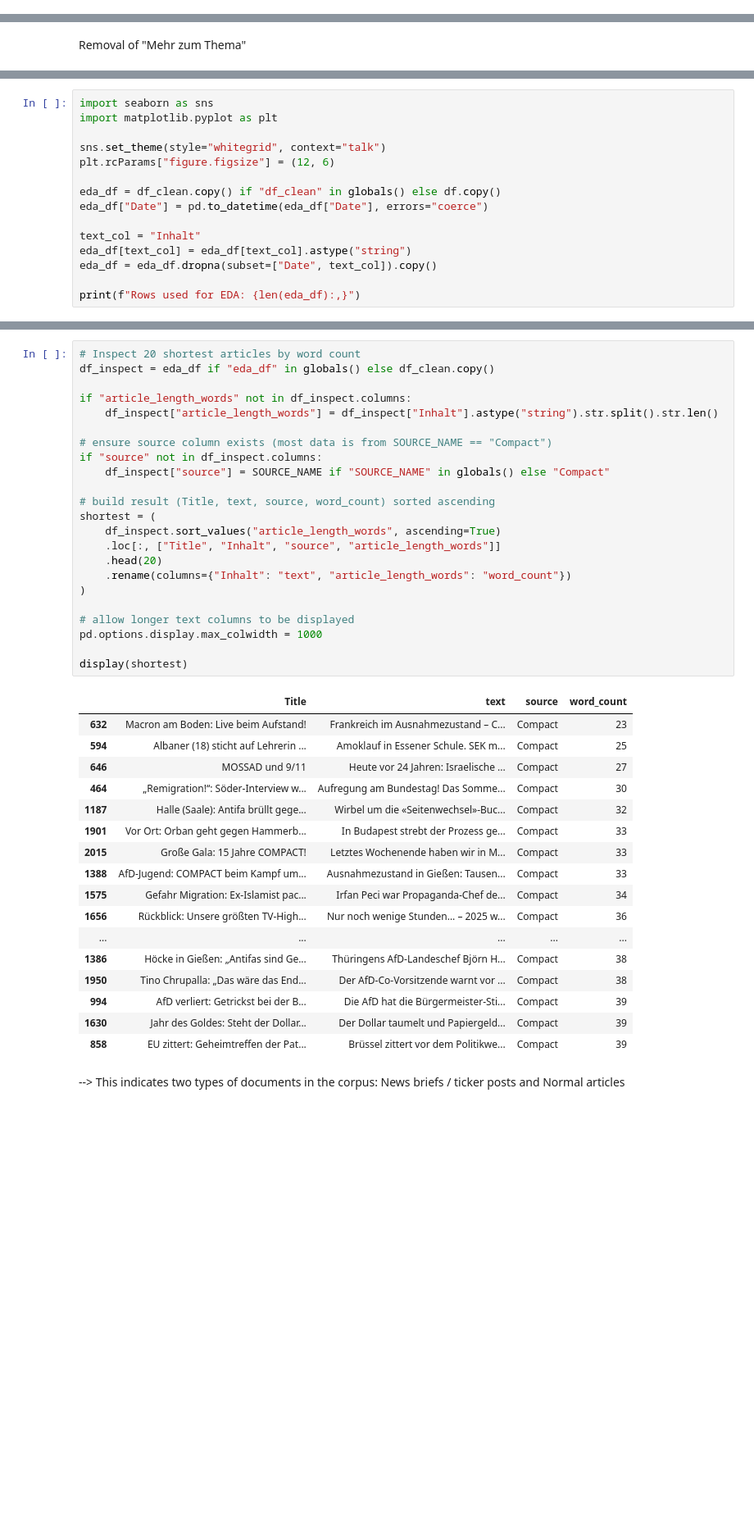
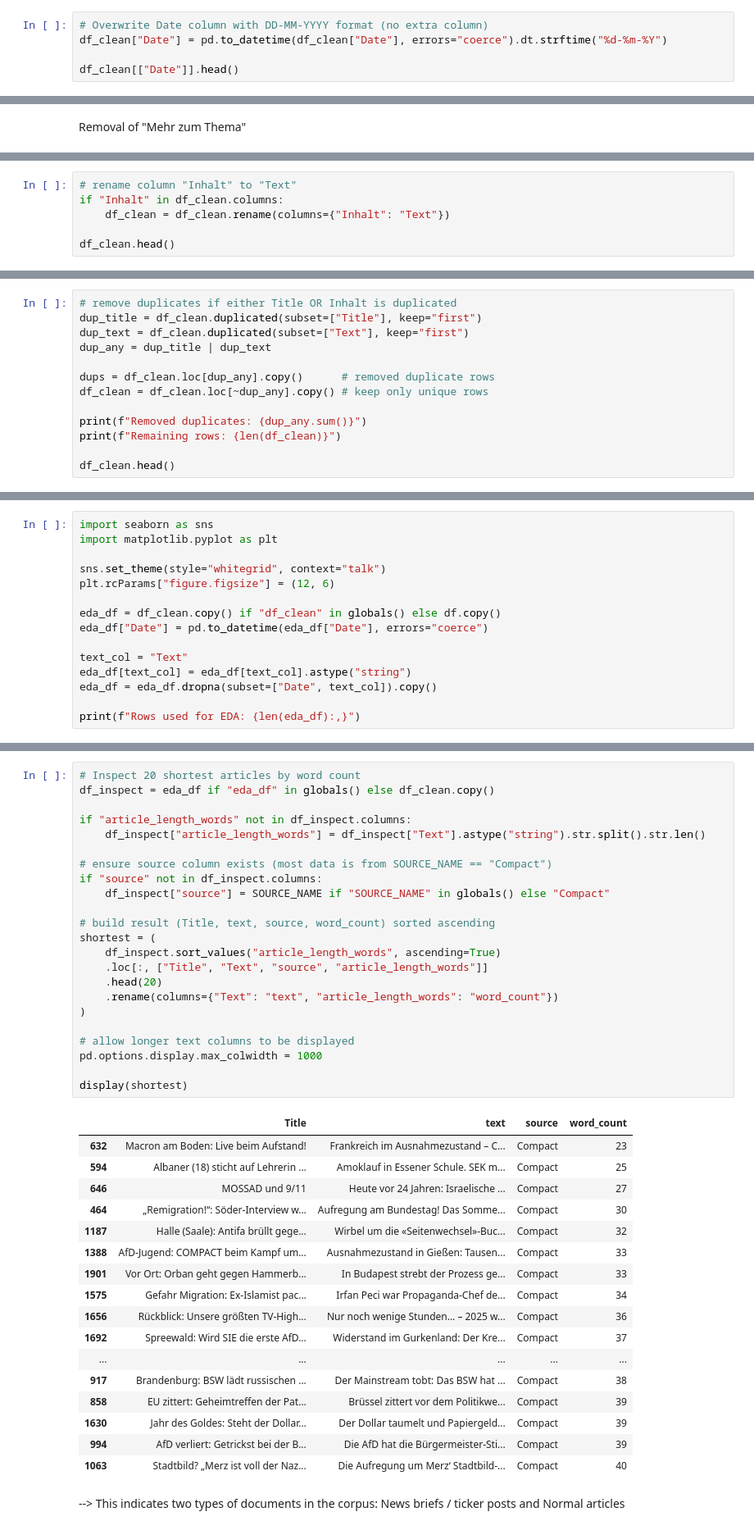
Before and after one commit to mattishaumann/Thesis, a Jupyter notebook: data preprocessing/02_Compact.ipynb, the cells around one changed output, grey strips where cells are left out. Shown at 82% size. Drawn from its saved outputs; the diff is of its cells as text; blank space fills up the shorter version.

```diff
--- a/data preprocessing/02_Compact.ipynb
+++ b/data preprocessing/02_Compact.ipynb
@@ -102,0 +109,5 @@ Rows in selected period: 1614
+# %%
+# Overwrite Date column with DD-MM-YYYY format (no extra column)
+df_clean["Date"] = pd.to_datetime(df_clean["Date"], errors="coerce").dt.strftime("%d-%m-%Y")
+
+df_clean[["Date"]].head()
@@ -170,0 +173,6 @@ Requirement already satisfied: six>=1.5 in /Users/MattisHaumann/Dev/Thesis/.venv
+# %%
+# rename column "Inhalt" to "Text"
+if "Inhalt" in df_clean.columns:
+    df_clean = df_clean.rename(columns={"Inhalt": "Text"})
+
+df_clean.head()
@@ -170,0 +208,13 @@ Requirement already satisfied: six>=1.5 in /Users/MattisHaumann/Dev/Thesis/.venv
+# %%
+# remove duplicates if either Title OR Inhalt is duplicated
+dup_title = df_clean.duplicated(subset=["Title"], keep="first")
+dup_text = df_clean.duplicated(subset=["Text"], keep="first")
+dup_any = dup_title | dup_text
+
+dups = df_clean.loc[dup_any].copy()      # removed duplicate rows
+df_clean = df_clean.loc[~dup_any].copy() # keep only unique rows
+
+print(f"Removed duplicates: {dup_any.sum()}")
+print(f"Remaining rows: {len(df_clean)}")
+
+df_clean.head()
@@ -178,7 +239,7 @@ plt.rcParams["figure.figsize"] = (12, 6)
 eda_df = df_clean.copy() if "df_clean" in globals() else df.copy()
 eda_df["Date"] = pd.to_datetime(eda_df["Date"], errors="coerce")
 
-text_col = "Inhalt"
+text_col = "Text"
 eda_df[text_col] = eda_df[text_col].astype("string")
 eda_df = eda_df.dropna(subset=["Date", text_col]).copy()
 
@@ -234,44 +295,44 @@ plt.show()
 # %%
 # Inspect 20 shortest articles by word count
 df_inspect = eda_df if "eda_df" in globals() else df_clean.copy()
 
 if "article_length_words" not in df_inspect.columns:
-    df_inspect["article_length_words"] = df_inspect["Inhalt"].astype("string").str.split().str.len()
+    df_inspect["article_length_words"] = df_inspect["Text"].astype("string").str.split().str.len()
 
 # ensure source column exists (most data is from SOURCE_NAME == "Compact")
 if "source" not in df_inspect.columns:
     df_inspect["source"] = SOURCE_NAME if "SOURCE_NAME" in globals() else "Compact"
 
 # build result (Title, text, source, word_count) sorted ascending
 shortest = (
     df_inspect.sort_values("article_length_words", ascending=True)
-    .loc[:, ["Title", "Inhalt", "source", "article_length_words"]]
+    .loc[:, ["Title", "Text", "source", "article_length_words"]]
     .head(20)
-    .rename(columns={"Inhalt": "text", "article_length_words": "word_count"})
+    .rename(columns={"Text": "text", "article_length_words": "word_count"})
 )
 
 # allow longer text columns to be displayed
 pd.options.display.max_colwidth = 1000
 
 display(shortest)
 # %% [output]
 |  | Title | text | source | word_count |
 | 632 | Macron am Boden: Live beim Aufstand! | Frankreich im Ausnahmezustand – C... | Compact | 23 |
 | 594 | Albaner (18) sticht auf Lehrerin ... | Amoklauf in Essener Schule. SEK m... | Compact | 25 |
 | 646 | MOSSAD und 9/11 | Heute vor 24 Jahren: Israelische ... | Compact | 27 |
 | 464 | „Remigration!“: Söder-Interview w... | Aufregung am Bundestag! Das Somme... | Compact | 30 |
 | 1187 | Halle (Saale): Antifa brüllt gege... | Wirbel um die «Seitenwechsel»-Buc... | Compact | 32 |
+| 1388 | AfD-Jugend: COMPACT beim Kampf um... | Ausnahmezustand in Gießen: Tausen... | Compact | 33 |
 | 1901 | Vor Ort: Orban geht gegen Hammerb... | In Budapest strebt der Prozess ge... | Compact | 33 |
-| 2015 | Große Gala: 15 Jahre COMPACT! | Letztes Wochenende haben wir in M... | Compact | 33 |
-| 1388 | AfD-Jugend: COMPACT beim Kampf um... | Ausnahmezustand in Gießen: Tausen... | Compact | 33 |
 | 1575 | Gefahr Migration: Ex-Islamist pac... | Irfan Peci war Propaganda-Chef de... | Compact | 34 |
 | 1656 | Rückblick: Unsere größten TV-High... | Nur noch wenige Stunden… – 2025 w... | Compact | 36 |
+| 1692 | Spreewald: Wird SIE die erste AfD... | Widerstand im Gurkenland: Der Kre... | Compact | 37 |
 | ... | ... | ... | ... | ... |
-| 1386 | Höcke in Gießen: „Antifas sind Ge... | Thüringens AfD-Landeschef Björn H... | Compact | 38 |
-| 1950 | Tino Chrupalla: „Das wäre das End... | Der AfD-Co-Vorsitzende warnt vor ... | Compact | 38 |
+| 917 | Brandenburg: BSW lädt russischen ... | Der Mainstream tobt: Das BSW hat ... | Compact | 38 |
+| 858 | EU zittert: Geheimtreffen der Pat... | Brüssel zittert vor dem Politikwe... | Compact | 39 |
+| 1630 | Jahr des Goldes: Steht der Dollar... | Der Dollar taumelt und Papiergeld... | Compact | 39 |
 | 994 | AfD verliert: Getrickst bei der B... | Die AfD hat die Bürgermeister-Sti... | Compact | 39 |
-| 1630 | Jahr des Goldes: Steht der Dollar... | Der Dollar taumelt und Papiergeld... | Compact | 39 |
-| 858 | EU zittert: Geheimtreffen der Pat... | Brüssel zittert vor dem Politikwe... | Compact | 39 |
+| 1063 | Stadtbild? „Merz ist voll der Naz... | Die Aufregung um Merz‘ Stadtbild-... | Compact | 40 |
 # %% [markdown]
 --> This indicates two types of documents in the corpus: News briefs / ticker posts and Normal articles
 # %%
```
Also changed, not shown: parts of 16 cells of this notebook, 6 other files.
